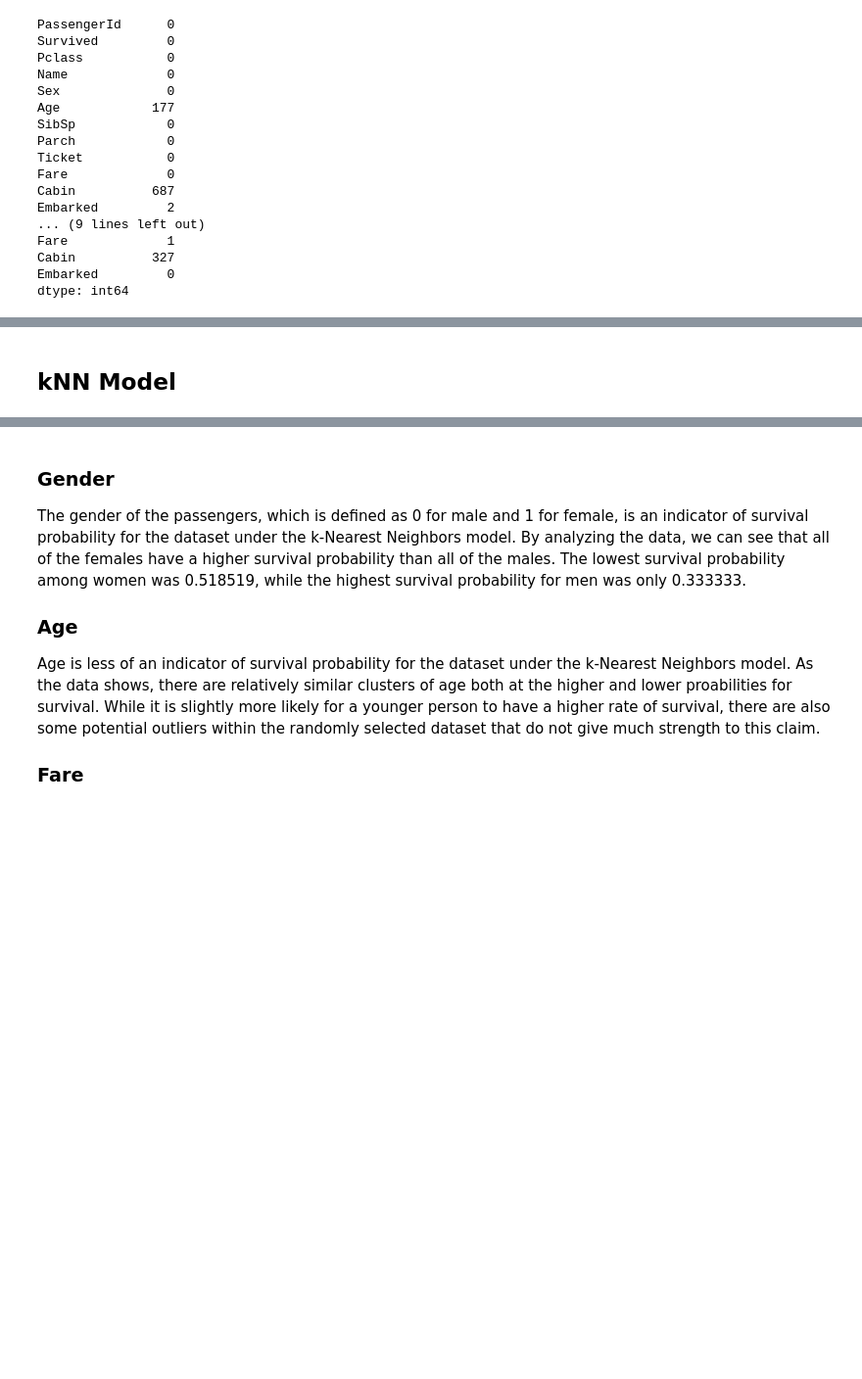
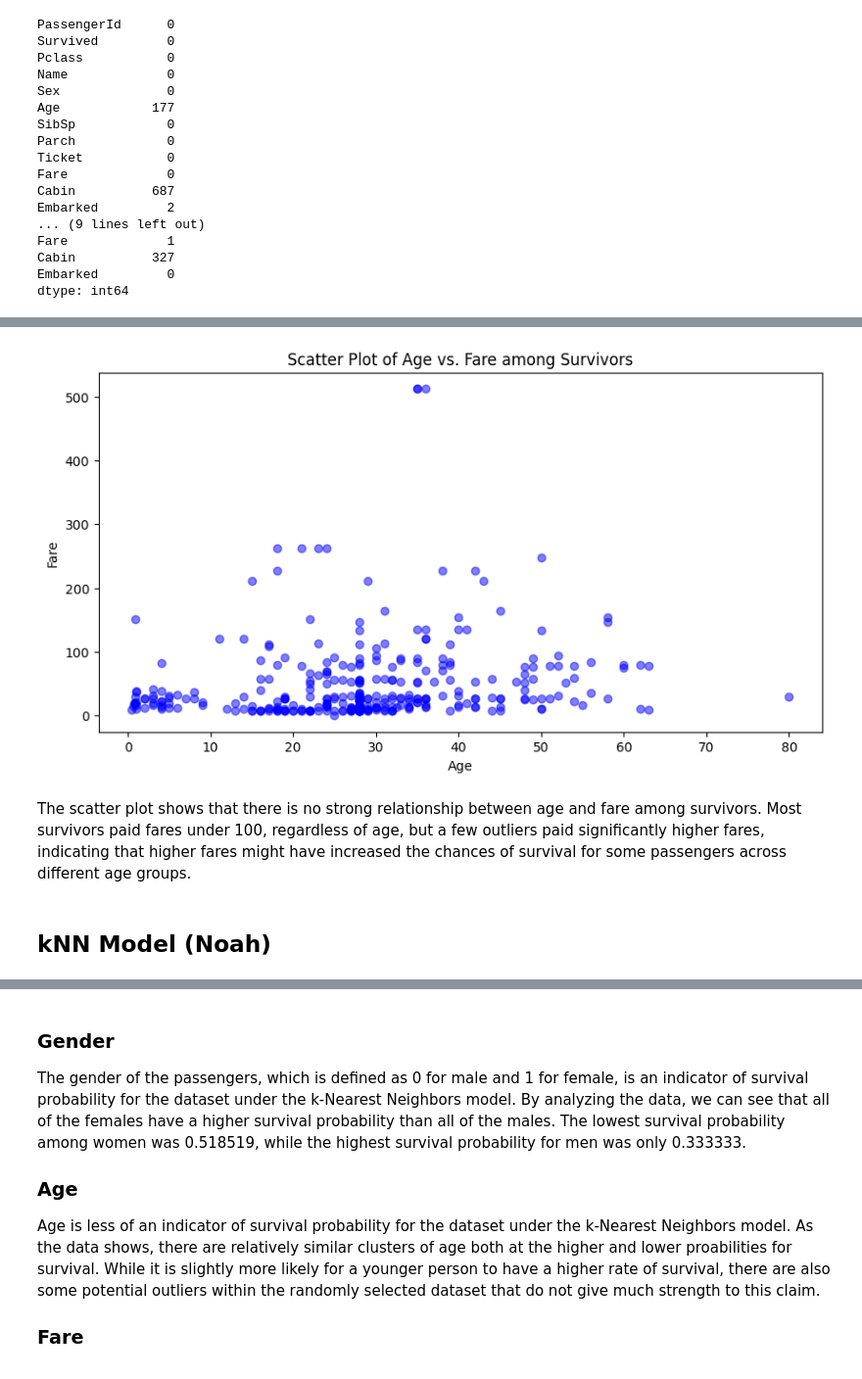
Before and after one commit to jemiaj/CSCI3360E-project, a Jupyter notebook: Final-project.ipynb, the cells around one changed output, grey strips where cells are left out. Shown at 98% size. Saved outputs shown, nothing was run; the diff lists cells and outputs as text; code cells hidden in the pictures; blank space fills up the shorter version.

```diff
--- a/Final-project.ipynb
+++ b/Final-project.ipynb
@@ -111,5 +335,22 @@ X_train, X_val, y_train, y_val = train_test_split(X_train_scaled, y_train, test_
+# %%
+import matplotlib.pyplot as plt
+
+# Data for survivors
+age_fare_survivors = survivors[['Age', 'Fare']].dropna()
+
+# Scatter Plot for Age vs. Fare among Survivors
+plt.figure(figsize=(10, 5))
+plt.scatter(age_fare_survivors['Age'], age_fare_survivors['Fare'], alpha=0.5, c='blue')
+plt.title('Scatter Plot of Age vs. Fare among Survivors')
+plt.xlabel('Age')
+plt.ylabel('Fare')
+plt.show()
+# %% [output]
+[figure, added]
+# %% [markdown]
+The scatter plot shows that there is no strong relationship between age and fare among survivors. Most survivors paid fares under 100, regardless of age, but a few outliers paid significantly higher fares, indicating that higher fares might have increased the chances of survival for some passengers across different age groups.
 # %% [markdown]
-## kNN Model
+## kNN Model (Noah)
 # %%
 # Train kNN Model
 model = KNeighborsClassifier(27)
```
Also changed, not shown: parts of 31 cells of this notebook.
